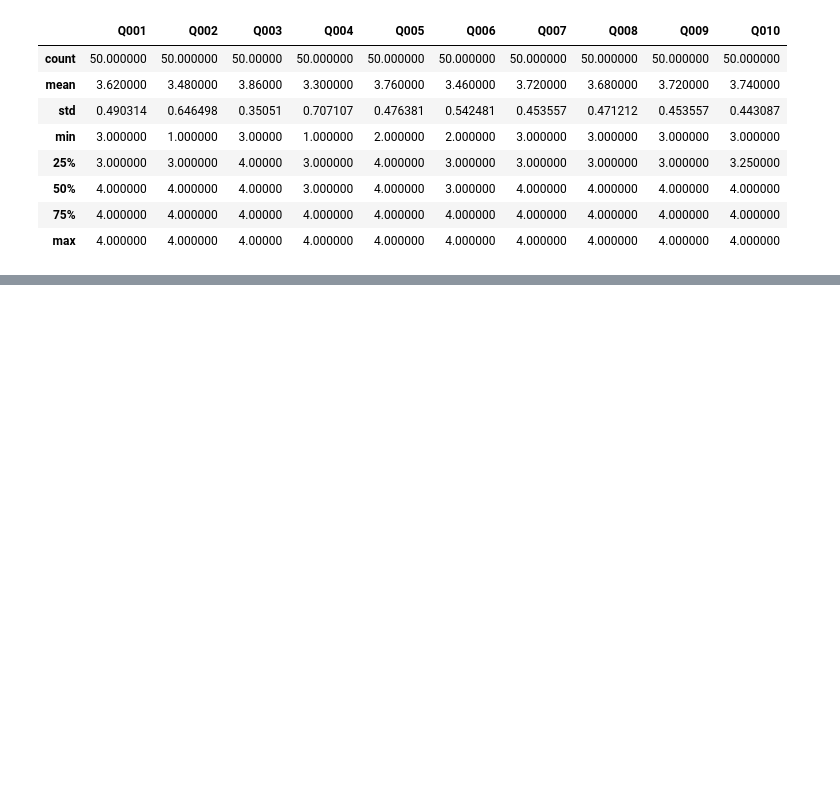
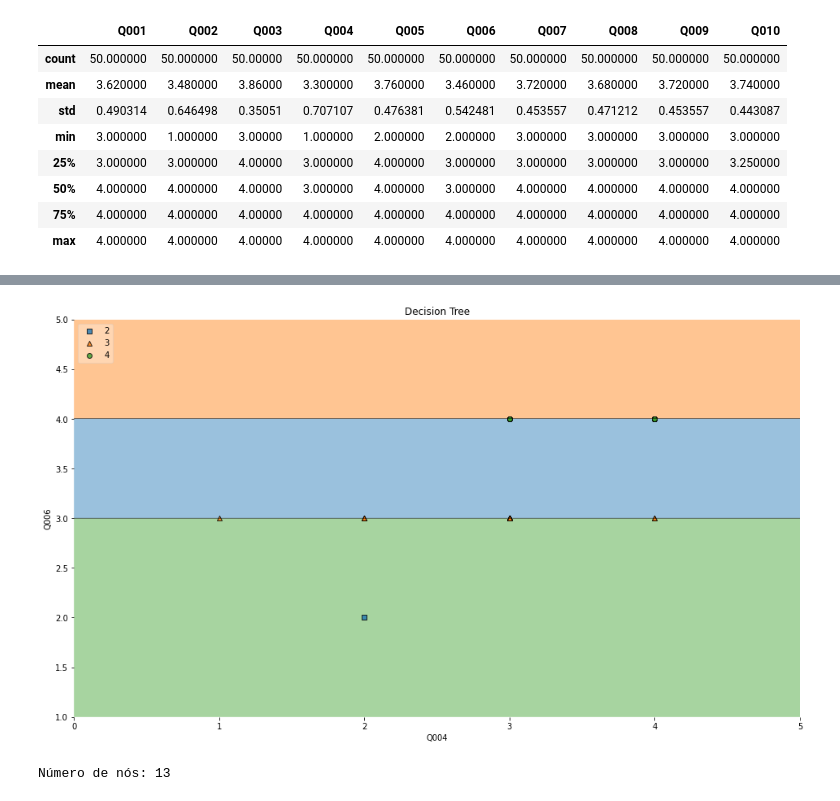
Before and after one commit to Pedro-Prestes/learning, a Jupyter notebook: AVA_Doutorado.ipynb, the cells around one changed output, grey strips where cells are left out. Saved outputs shown, nothing was run; the diff lists cells and outputs as text; code cells hidden in the pictures; blank space fills up the shorter version.

```diff
--- a/AVA_Doutorado.ipynb
+++ b/AVA_Doutorado.ipynb
@@ -547,3 +548,10 @@ ava.describe()
 | 50% | 4.000000 | 4.000000 | 4.00000 | 3.000000 | 4.000000 | 3.000000 | 4.000000 | 4.000000 | 4.000000 | 4.000000 |
 | 75% | 4.000000 | 4.000000 | 4.00000 | 4.000000 | 4.000000 | 4.000000 | 4.000000 | 4.000000 | 4.000000 | 4.000000 |
 | max | 4.000000 | 4.000000 | 4.00000 | 4.000000 | 4.000000 | 4.000000 | 4.000000 | 4.000000 | 4.000000 | 4.000000 |
+# %%
+# Árvore de decisão será o próximo passo de nossa análise,
+# contudo vale apena deixar claro que esta técnica está propência
+# a embaralhar os resultados dos testes em relação ao resultado de treinos permitindo o overfitting, e também é um pouco instável.
+
+# Dividindo os dados em treino e teste:
+X_train, X_test, y_train, y_test = train_test_split(ava.drop('Q004',axis=1),ava['Q004'],test_size=0.3)
@@ -549,0 +563,6 @@ ava.describe()
+# %%
+# Instânciando o objeto classificador:
+clf = DecisionTreeClassifier()
+# %%
+# Treinando o modelo de arvore de decisão:
+clf = clf.fit(X_train,y_train)
@@ -549,0 +703,43 @@ ava.describe()
+# %%
+# Visualizando as fronteiras criadas pela arvore:
+from mlxtend.plotting import plot_decision_regions
+import matplotlib.pyplot as plt
+
+def visualize_fronteiras(msamples_split,max_depth):
+    X = ava[['Q004','Q006']].values
+    y = ava.Q006.values
+    clf = DecisionTreeClassifier(min_samples_split=msamples_split,max_depth=max_depth)
+    tree = clf.fit(X, y)
+
+    plt.figure(figsize=(16,9))
+    plot_decision_regions(X, y, clf=tree, legend=2)
+
+    plt.xlabel('Q004')
+    plt.ylabel('Q006')
+    plt.title('Decision Tree')
+    plt.show()
+
+# Chamando a função criada anteriormente:
+
+visualize_fronteiras(10,max_depth=8)
+# %% [output]
+[figure, added]
+# %%
+# Navegando na estrutura da arvore de decisão:
+estimator = DecisionTreeClassifier(max_depth=3,min_samples_split=2,min_samples_leaf=2)
+estimator.fit(X, y)
+DecisionTreeClassifier(class_weight=None, criterion='gini', max_depth=3,
+                       max_features=None, max_leaf_nodes=None,
+                       min_impurity_decrease=0.0, min_impurity_split=None,
+                       min_samples_leaf=2, min_samples_split=2,
+                       min_weight_fraction_leaf=0.0, presort=False,
+                       random_state=None, splitter='best')
+n_nodes = estimator.tree_.node_count
+children_left = estimator.tree_.children_left
+children_right = estimator.tree_.children_right
+feature = estimator.tree_.feature
+threshold = estimator.tree_.threshold
+
+print("Número de nós: {}".format(n_nodes))
+# %% [output]
+Número de nós: 13
```
Also changed, not shown: parts of 18 cells of this notebook.
